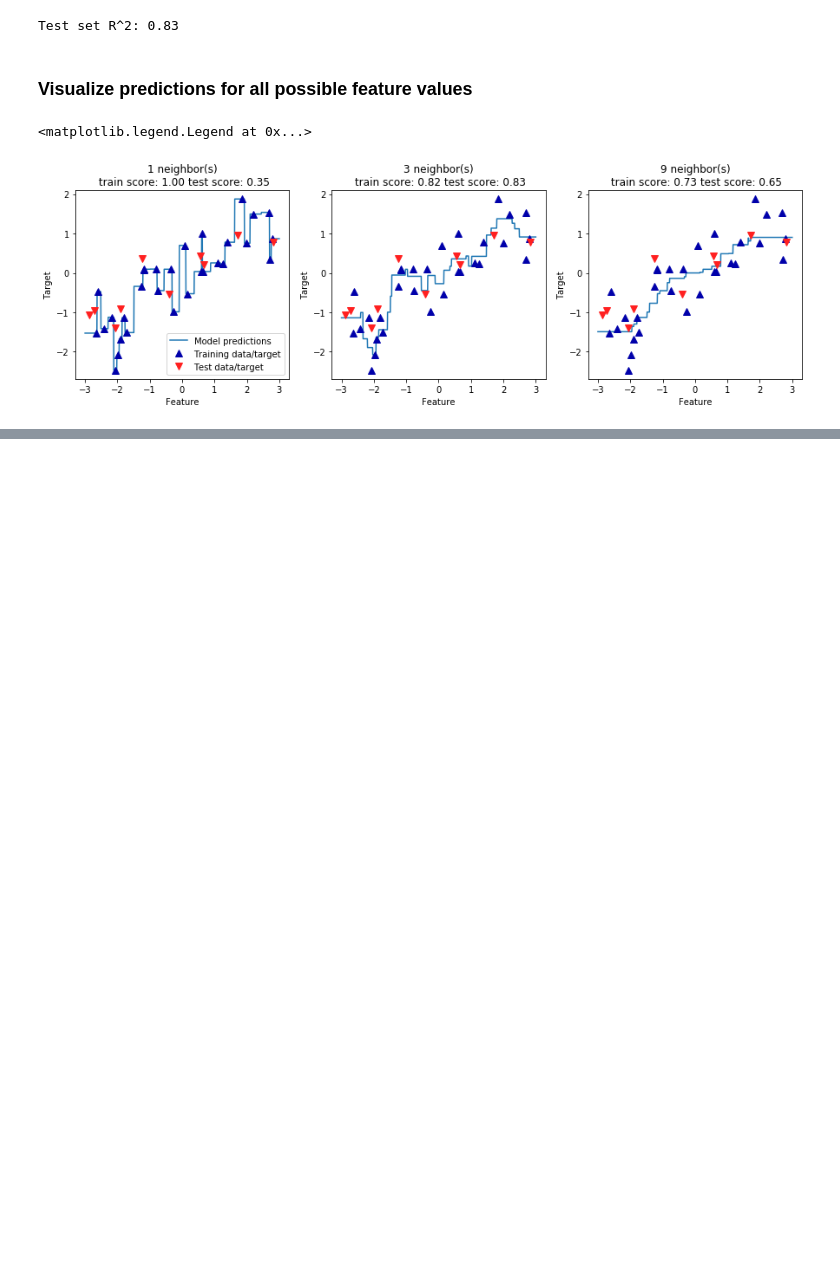
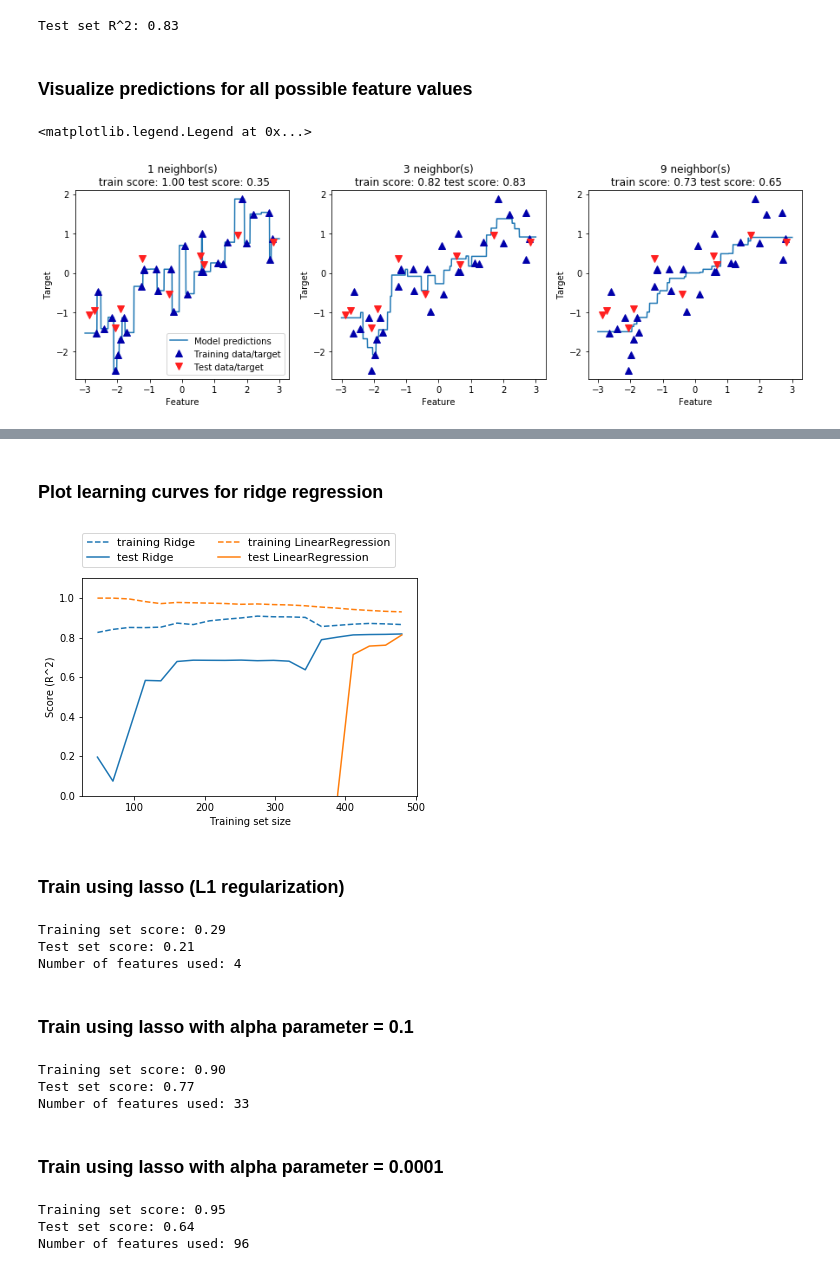
Before and after one commit to valarao/ml-tinkering, a Jupyter notebook: 2-supervised-learning.ipynb, the cells around one changed output, grey strips where cells are left out. Drawn from its saved outputs; the diff is of its cells as text; code cells hidden in the pictures; blank space fills up the shorter version.

```diff
--- a/2-supervised-learning.ipynb
+++ b/2-supervised-learning.ipynb
@@ -264,0 +359,43 @@ axes[0].legend(["Model predictions", "Training data/target",
+# %% [markdown]
+### Plot learning curves for ridge regression
+# %%
+mglearn.plots.plot_ridge_n_samples()
+# %% [output]
+[figure, added]
+# %% [markdown]
+### Train using lasso (L1 regularization)
+# %%
+from sklearn.linear_model import Lasso
+
+lasso = Lasso().fit(X_train, y_train)
+print("Training set score: {:.2f}".format(lasso.score(X_train, y_train)))
+print("Test set score: {:.2f}".format(lasso.score(X_test, y_test)))
+print("Number of features used: {}".format(np.sum(lasso.coef_ != 0)))
+# %% [output]
+Training set score: 0.29
+Test set score: 0.21
+Number of features used: 4
+# %% [markdown]
+### Train using lasso with alpha parameter = 0.1
+# %%
+# we increase the default setting of "max_iter",
+# otherwise the model would warn us that we should increase max_iter.
+lasso001 = Lasso(alpha=0.01, max_iter=100000).fit(X_train, y_train)
+print("Training set score: {:.2f}".format(lasso001.score(X_train, y_train)))
+print("Test set score: {:.2f}".format(lasso001.score(X_test, y_test)))
+print("Number of features used: {}".format(np.sum(lasso001.coef_ != 0)))
+# %% [output]
+Training set score: 0.90
+Test set score: 0.77
+Number of features used: 33
+# %% [markdown]
+### Train using lasso with alpha parameter = 0.0001
+# %%
+lasso00001 = Lasso(alpha=0.0001, max_iter=100000).fit(X_train, y_train)
+print("Training set score: {:.2f}".format(lasso00001.score(X_train, y_train)))
+print("Test set score: {:.2f}".format(lasso00001.score(X_test, y_test)))
+print("Number of features used: {}".format(np.sum(lasso00001.coef_ != 0)))
+# %% [output]
+Training set score: 0.95
+Test set score: 0.64
+Number of features used: 96
```
Also changed, not shown: parts of 45 cells of this notebook.
